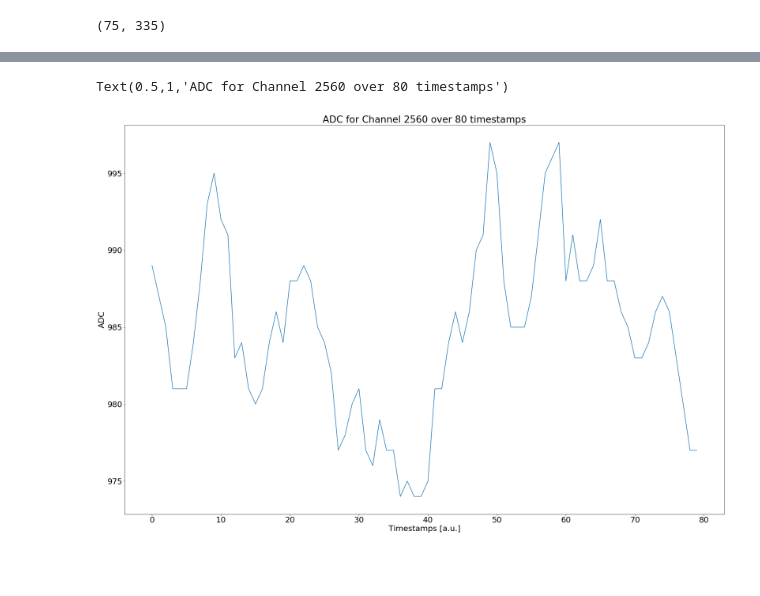
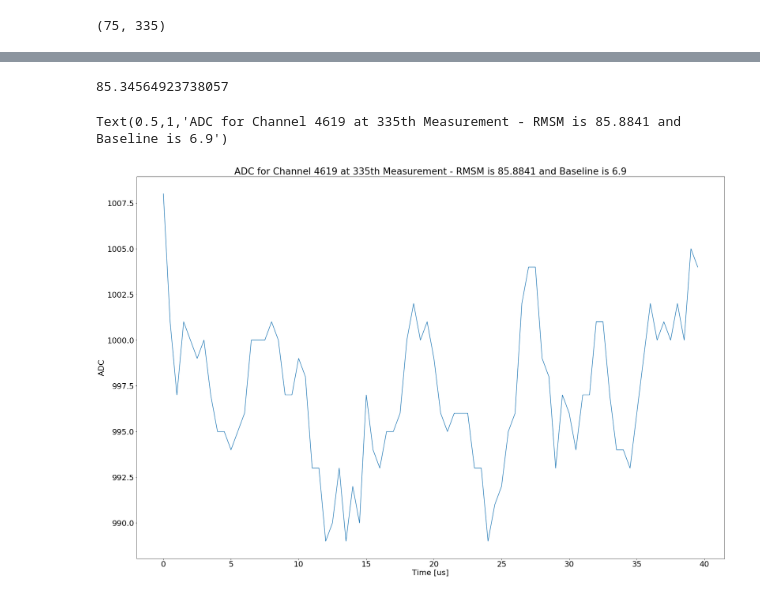
Before and after one commit to StefanoVergani/monitoring_analysis, a Jupyter notebook: alarm.ipynb, the cells around one changed output, grey strips where cells are left out. Drawn from its saved outputs; the diff is of its cells as text; code cells hidden in the pictures; blank space fills up the shorter version.

```diff
--- a/alarm.ipynb
+++ b/alarm.ipynb
@@ -329,11 +332,17 @@ for file in os.listdir(directory):
     filename = os.fsdecode(file)
     if(counter==335):
         df = pd.read_hdf(os.sep.join([path_dir_raw, filename]))
+        f = h5.File(os.sep.join([path_dir_raw, filename]), "r")
     counter = counter+1
+# %%
+channels = np.array(f.get('data/axis0').value)
+timestamps = np.array(f.get('data/axis1').value)
 # %%
 channel_75_raw = []
 for i in range(np.amax(timestamps)+1):
-    channel_75_raw.append(df.iat[i,0])
+    channel_75_raw.append(df.iat[i,75])
 
 channel_75_raw = np.array(channel_75_raw)
+# %%
+timestamps_seconds = np.array(timestamps*0.5)
 # %%
@@ -343,10 +391,14 @@ bl_2_array[75]
+# %%
+std_channel_75
+# %% [output]
+85.34564923738057
 # %%
 #Plot the first waveforms
 fig, ax = plt.subplots()
-ax.plot(timestamps,channel_75_raw,label="Input Pulse")
-ax.set_xlabel("Timestamps [a.u.]")
+ax.plot(timestamps_seconds,channel_75_raw,label="Input Pulse")
+ax.set_xlabel("Time [us]")
 ax.set_ylabel("ADC")
-ax.set_title("ADC for Channel 2560 over 80 timestamps")
+ax.set_title("ADC for Channel 4619 at 335th Measurement - RMSM is 85.8841 and Baseline is 6.9")
 # %% [output]
-Text(0.5,1,'ADC for Channel 2560 over 80 timestamps')
+Text(0.5,1,'ADC for Channel 4619 at 335th Measurement - RMSM is 85.8841 and Baseline is 6.9')
-[figure, old version]
+[figure, new version]
```
Also changed, not shown: parts of 12 cells of this notebook, 2 other files.
